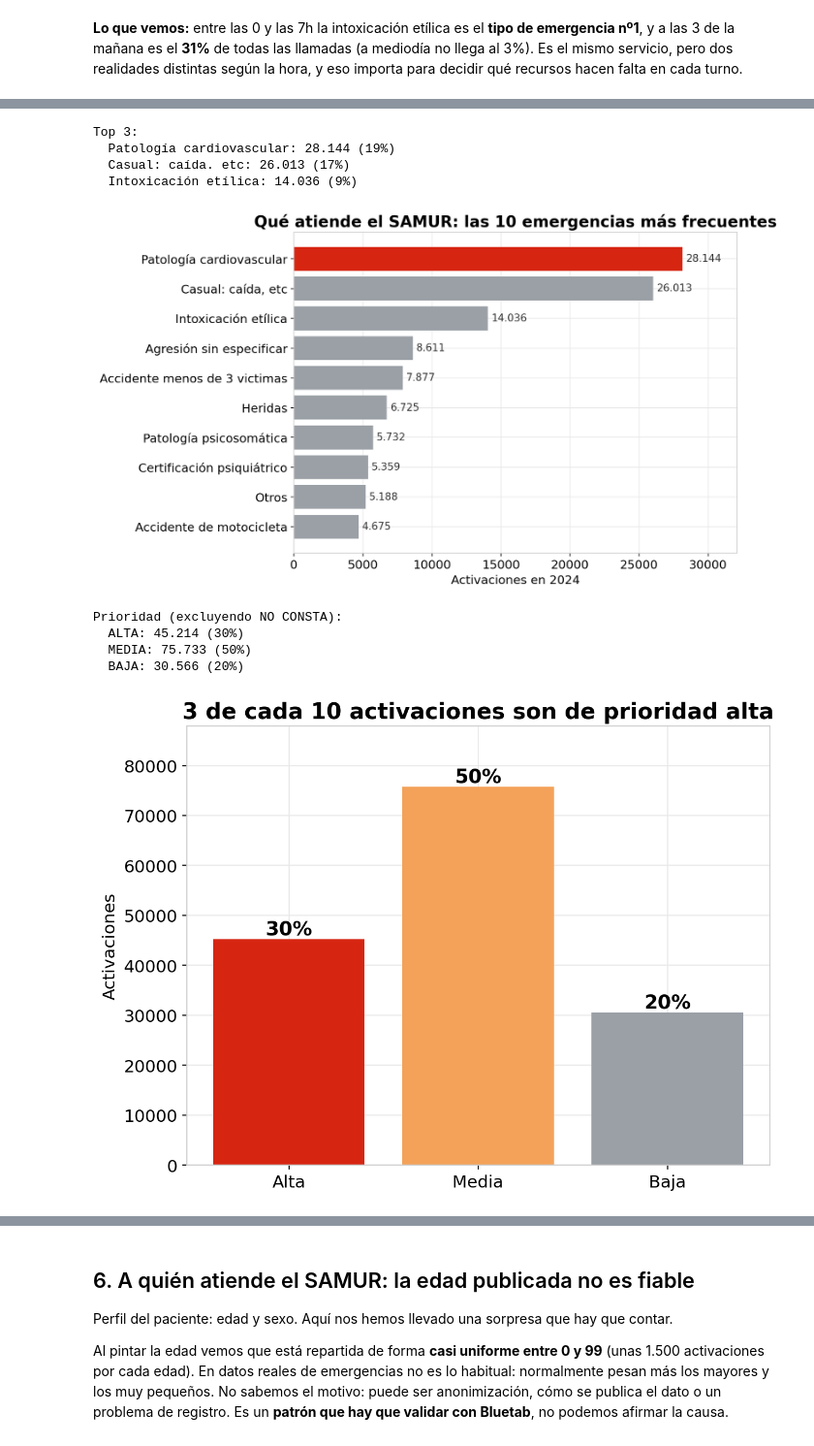
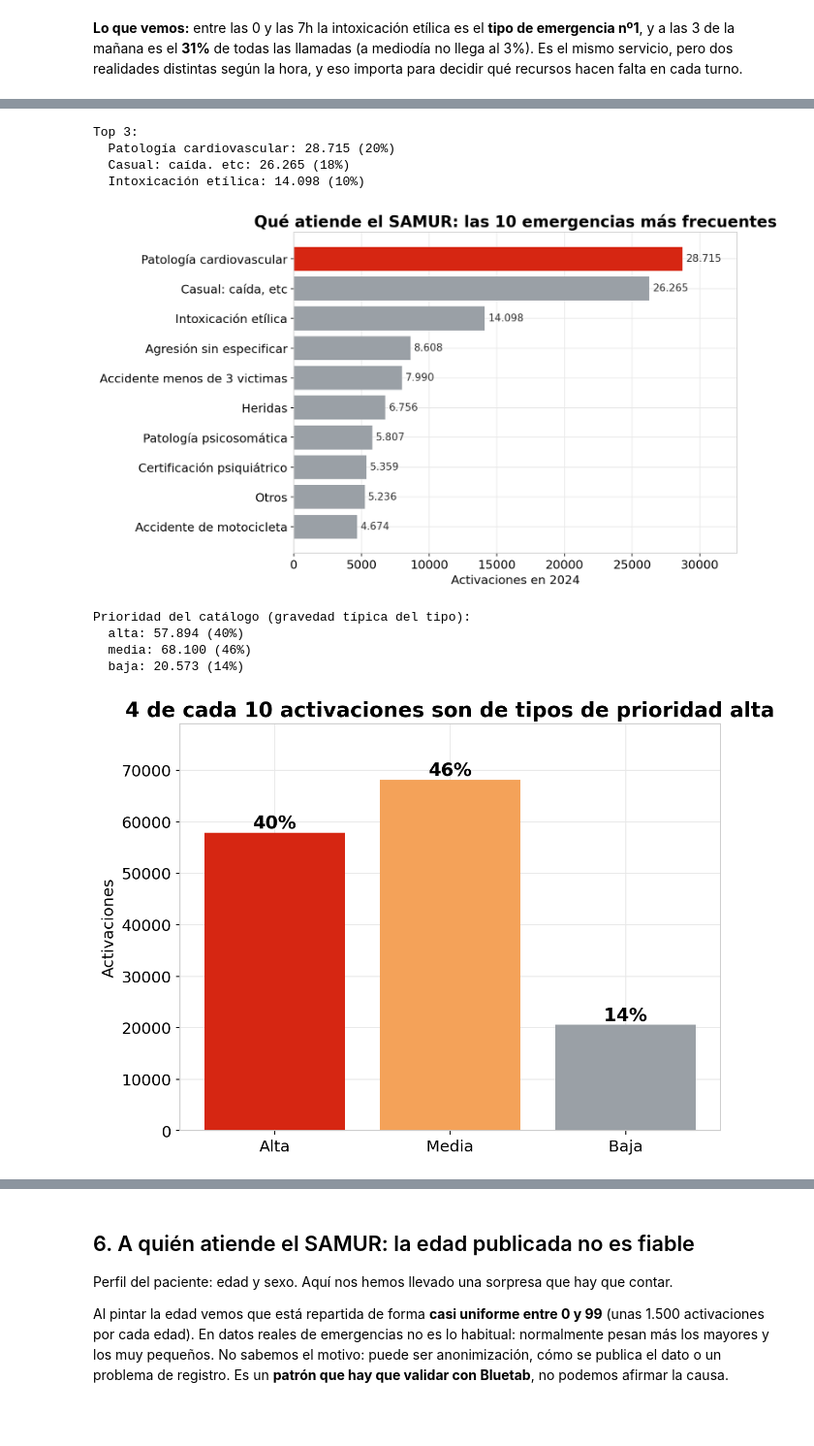
Before and after one commit to PabloCarreras7/Project-UC3M, a Jupyter notebook: data_viz/analisis_socioeconomico_distritos_y_activaciones.ipynb, the cells around one changed output, grey strips where cells are left out. Shown at 97% size. Drawn from its saved outputs; the diff is of its cells as text; code cells hidden in the pictures; blank space fills up the shorter version.

```diff
--- a/data_viz/analisis_socioeconomico_distritos_y_activaciones.ipynb
+++ b/data_viz/analisis_socioeconomico_distritos_y_activaciones.ipynb
@@ -272,21 +221,20 @@ La prioridad del evento coincide con la prioridad base del tipo en el 38.0% de l
 # %%
 total = len(act)
 por_cat = act['categoria_correcta'].value_counts()
-etiquetas = list(por_cat.index) + ['Sin correspondencia en catálogo']
-valores = list(por_cat.values) + [int((~clasificada).sum())]
-colores = [ROJO if e in ('Trauma', 'Médica') else ('#d9d9d9' if e.startswith('Sin') else GRIS)
-           for e in etiquetas]
+etiquetas = list(por_cat.index)
+valores = list(por_cat.values)
+colores = [ROJO if e in ('Trauma', 'Médica') else GRIS for e in etiquetas]
 
 fig, ax = plt.subplots(figsize=(10, 5.8))
 ax.barh(range(len(etiquetas)), valores[::-1], color=colores[::-1])
 ax.set_yticks(range(len(etiquetas)))
-ax.set_yticklabels([(e if e != 'Sin correspondencia en catálogo' else 'Sin correspondencia en catálogo') for e in etiquetas][::-1])
+ax.set_yticklabels(etiquetas[::-1])
 for i, v in enumerate(valores[::-1]):
     etiqueta_valor = f"{v:,}".replace(',', '.') + ' (' + f"{v/total*100:.1f}".replace('.', ',') + '%)'
     ax.text(v + 800, i, etiqueta_valor, va='center', fontsize=11, color='#333333')
 ax.set_xlabel('Activaciones en 2024')
 ax.set_title('Trauma y patología médica concentran 2 de cada 3 activaciones\n'
-             '(categoría canónica del catálogo; 142.150 de 152.107 clasificadas, el 93,4%)')
+             '(categoría del catálogo canónico; el 100% de las 146.567 activaciones tiene tipo catalogado)')
 ax.set_xlim(0, max(valores) * 1.24)
 plt.tight_layout()
 plt.savefig('graficos_eda/activaciones_por_categoria.png', bbox_inches='tight')
@@ -309,43 +255,43 @@ print("Top 3:")
 for t, n in act['tipo_figura'].value_counts().head(3).items():
     print(f"  {t}: {n:,} ({n/len(act)*100:.0f}%)".replace(',', '.'))
 
 fig, ax = plt.subplots(figsize=(10, 6))
 colores = [ROJO if t == top10.index[-1] else GRIS for t in top10.index]
 ax.barh(top10.index, top10.values, color=colores)
 ax.set_xlabel('Activaciones en 2024')
 ax.set_title('Qué atiende el SAMUR: las 10 emergencias más frecuentes')
 for i, v in enumerate(top10.values):
     ax.text(v + 250, i, f'{v:,}'.replace(',', '.'), va='center', fontsize=11, color='#333333')
 ax.set_xlim(0, top10.max() * 1.14)
 plt.tight_layout()
 plt.savefig('graficos_eda/tipos_emergencia_top10.png', bbox_inches='tight')
 plt.show()
 
-pri = act['prioridad'].value_counts().reindex(['ALTA', 'MEDIA', 'BAJA'])
+pri = act['prioridad'].value_counts().reindex(['alta', 'media', 'baja'])
 print()
-print("Prioridad (excluyendo NO CONSTA):")
+print("Prioridad del catálogo (gravedad típica del tipo):")
 for p, n in pri.items():
     print(f"  {p}: {n:,} ({n/pri.sum()*100:.0f}%)".replace(',', '.'))
 
 fig, ax = plt.subplots(figsize=(7.5, 5.6))
 ax.bar(['Alta', 'Media', 'Baja'], pri.values, color=[ROJO, '#f4a259', GRIS])
 for i, v in enumerate(pri.values):
     ax.text(i, v + 900, f'{v/pri.sum()*100:.0f}%', ha='center', fontsize=15, fontweight='bold')
 ax.set_ylabel('Activaciones')
-ax.set_title('3 de cada 10 activaciones son de prioridad alta')
+ax.set_title('4 de cada 10 activaciones son de tipos de prioridad alta')
 ax.set_ylim(0, pri.max() * 1.16)
 plt.tight_layout()
 plt.savefig('graficos_eda/prioridades.png', bbox_inches='tight')
 plt.show()
 # %% [output]
 Top 3:
-  Patología cardiovascular: 28.144 (19%)
-  Casual: caída. etc: 26.013 (17%)
-  Intoxicación etílica: 14.036 (9%)
+  Patología cardiovascular: 28.715 (20%)
+  Casual: caída. etc: 26.265 (18%)
+  Intoxicación etílica: 14.098 (10%)
-[figure, old version]
+[figure, new version]
-Prioridad (excluyendo NO CONSTA):
-  ALTA: 45.214 (30%)
-  MEDIA: 75.733 (50%)
-  BAJA: 30.566 (20%)
+Prioridad del catálogo (gravedad típica del tipo):
+  alta: 57.894 (40%)
+  media: 68.100 (46%)
+  baja: 20.573 (14%)
-[figure, old version]
+[figure, new version]
 # %% [markdown]
```
Also changed, not shown: parts of 32 cells of this notebook, 48 other files.
